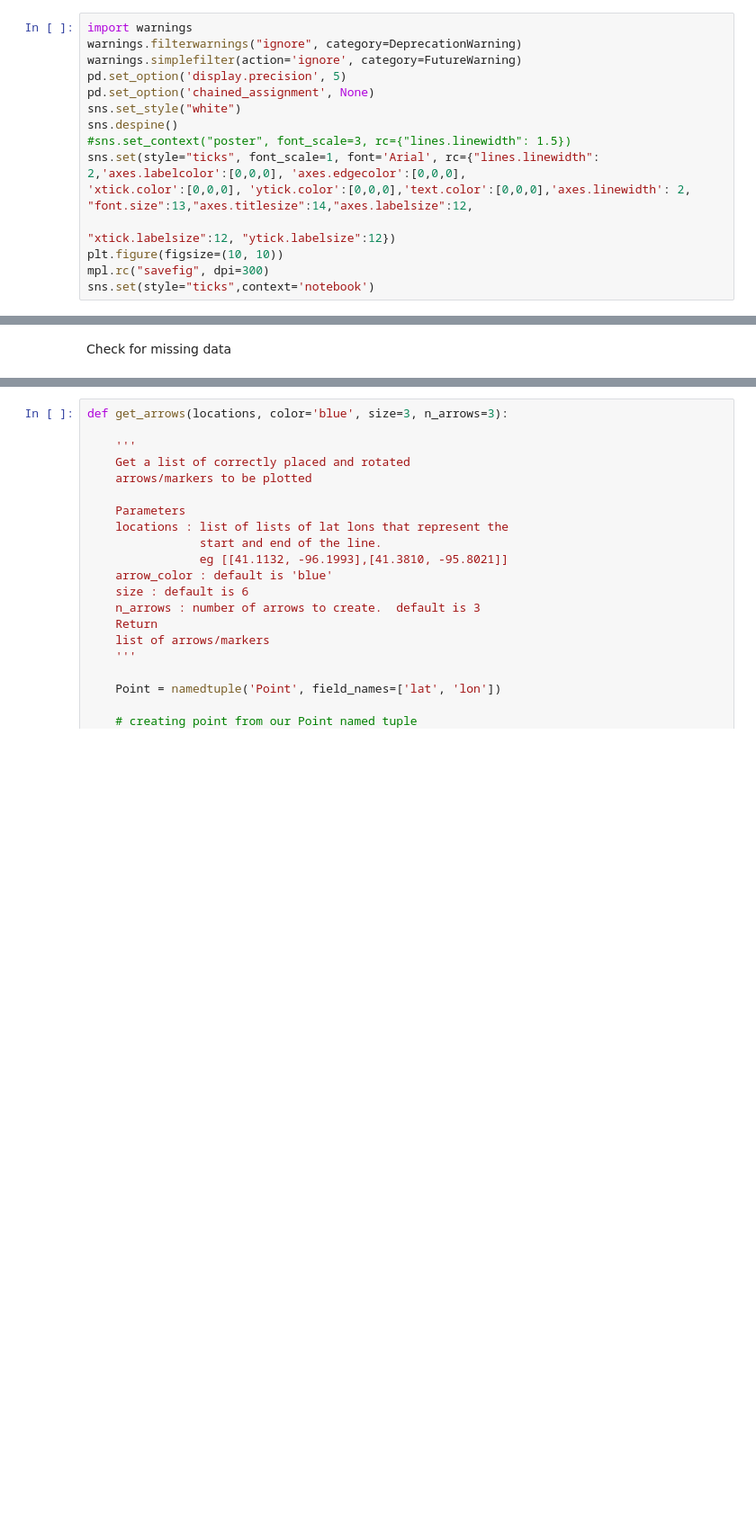
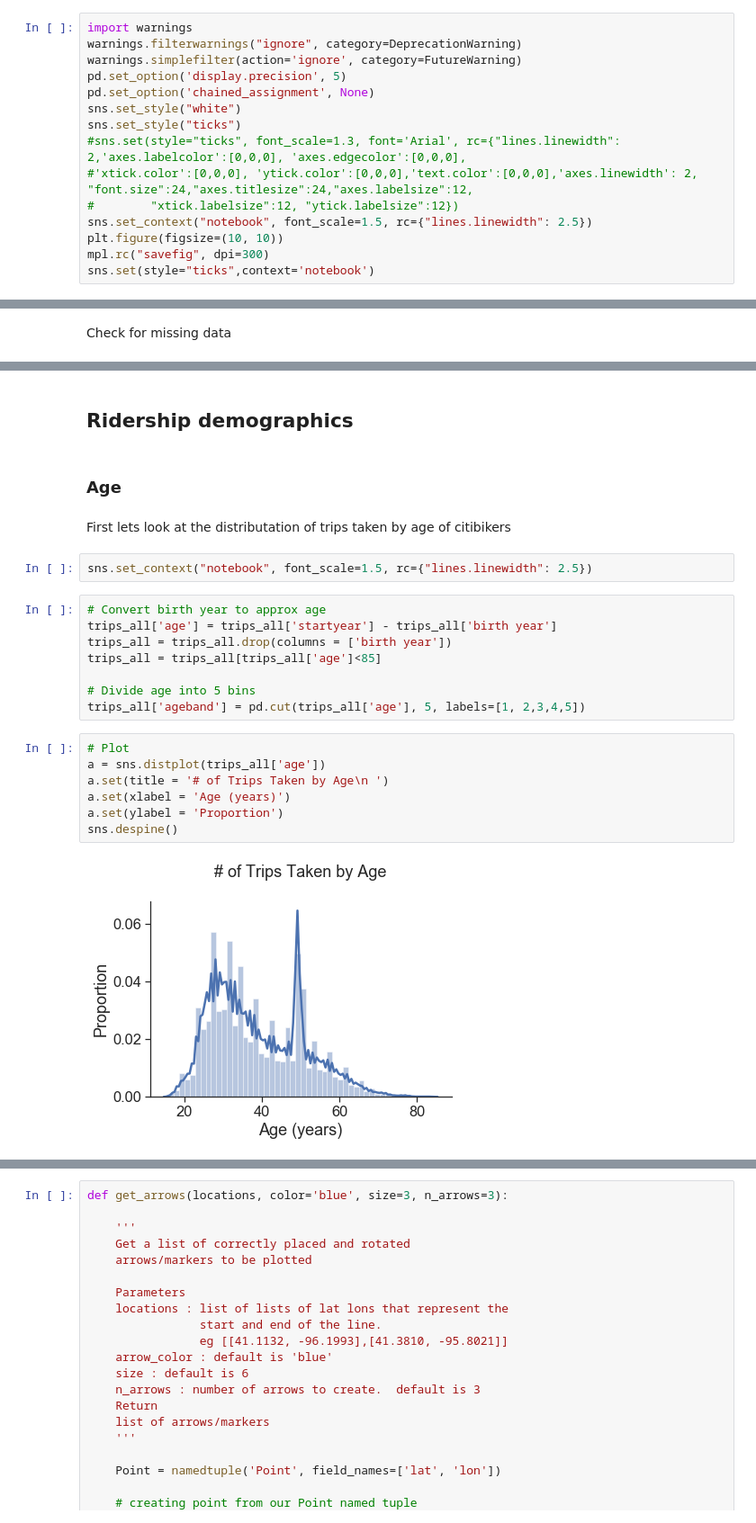
Before and after one commit to achanales/CitiBike_Maps, a Jupyter notebook: code/citibike.ipynb, the cells around one changed output, grey strips where cells are left out. Shown at 90% size. Drawn from its saved outputs; the diff is of its cells as text; blank space fills up the shorter version.

```diff
--- a/code/citibike.ipynb
+++ b/code/citibike.ipynb
@@ -31,11 +41,11 @@ warnings.simplefilter(action='ignore', category=FutureWarning)
 pd.set_option('display.precision', 5)
 pd.set_option('chained_assignment', None)
 sns.set_style("white")
-sns.despine()
-#sns.set_context("poster", font_scale=3, rc={"lines.linewidth": 1.5})
-sns.set(style="ticks", font_scale=1, font='Arial', rc={"lines.linewidth": 2,'axes.labelcolor':[0,0,0], 'axes.edgecolor':[0,0,0],
-'xtick.color':[0,0,0], 'ytick.color':[0,0,0],'text.color':[0,0,0],'axes.linewidth': 2, "font.size":13,"axes.titlesize":14,"axes.labelsize":12,
-                                                                        "xtick.labelsize":12, "ytick.labelsize":12})
+sns.set_style("ticks")
+#sns.set(style="ticks", font_scale=1.3, font='Arial', rc={"lines.linewidth": 2,'axes.labelcolor':[0,0,0], 'axes.edgecolor':[0,0,0],
+#'xtick.color':[0,0,0], 'ytick.color':[0,0,0],'text.color':[0,0,0],'axes.linewidth': 2, "font.size":24,"axes.titlesize":24,"axes.labelsize":12,
+#        "xtick.labelsize":12, "ytick.labelsize":12})
+sns.set_context("notebook", font_scale=1.5, rc={"lines.linewidth": 2.5})
 plt.figure(figsize=(10, 10))
 mpl.rc("savefig", dpi=300)
 sns.set(style="ticks",context='notebook')
@@ -256,0 +170,25 @@ def most_popular_routes(df,num_routes,start_stations,end_stations):
+# %% [markdown]
+## Ridership demographics
+# %% [markdown]
+### Age
+# %% [markdown]
+First lets look at the distributation of trips taken by age of citibikers
+# %%
+sns.set_context("notebook", font_scale=1.5, rc={"lines.linewidth": 2.5})
+# %%
+# Convert birth year to approx age
+trips_all['age'] = trips_all['startyear'] - trips_all['birth year']
+trips_all = trips_all.drop(columns = ['birth year'])
+trips_all = trips_all[trips_all['age']<85]
+
+# Divide age into 5 bins
+trips_all['ageband'] = pd.cut(trips_all['age'], 5, labels=[1, 2,3,4,5])
+# %%
+# Plot
+a = sns.distplot(trips_all['age'])
+a.set(title = '# of Trips Taken by Age\n ')
+a.set(xlabel = 'Age (years)')
+a.set(ylabel = 'Proportion')
+sns.despine()
+# %% [output]
+[figure, added]
```
Also changed, not shown: parts of 79 cells of this notebook.
